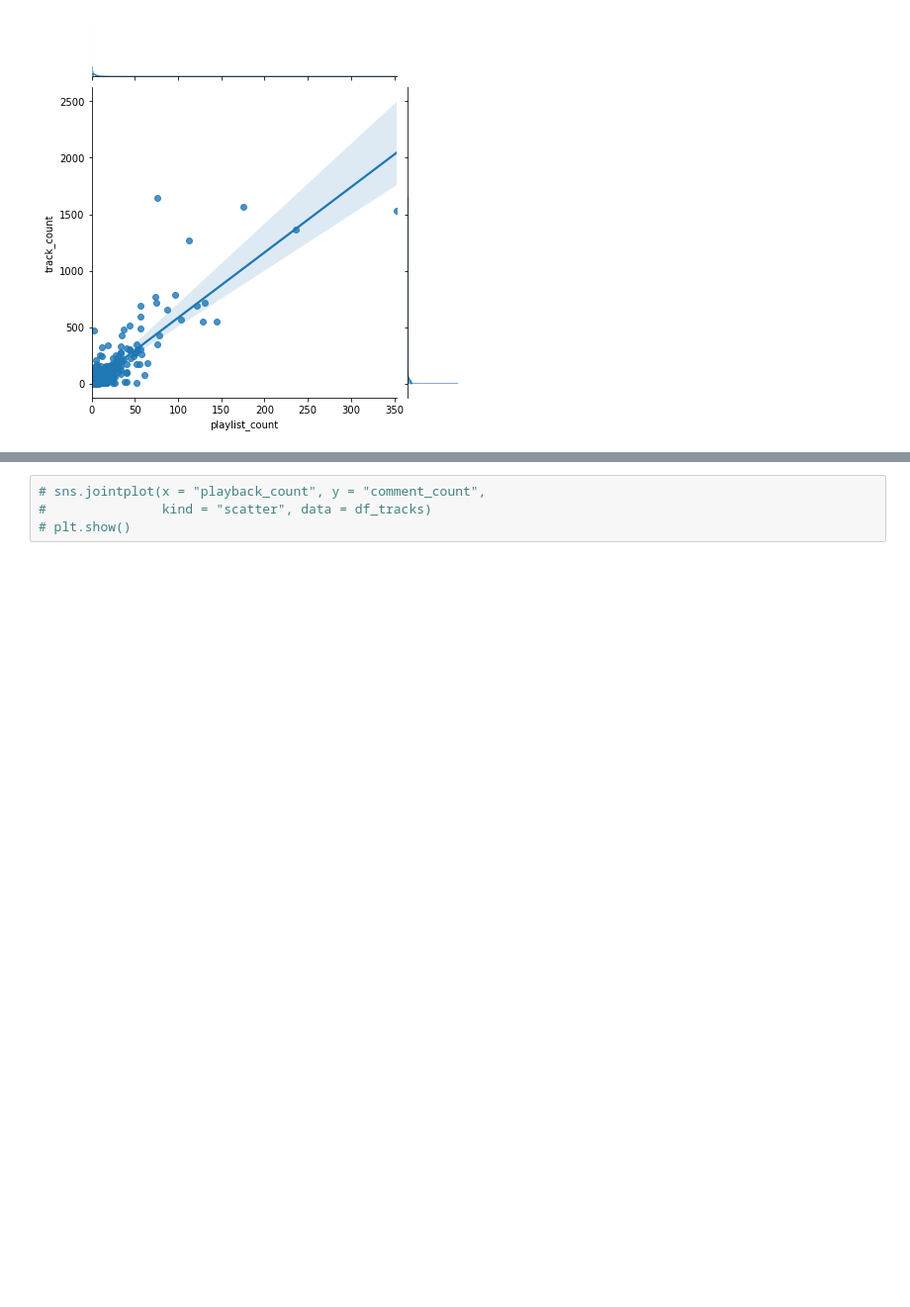
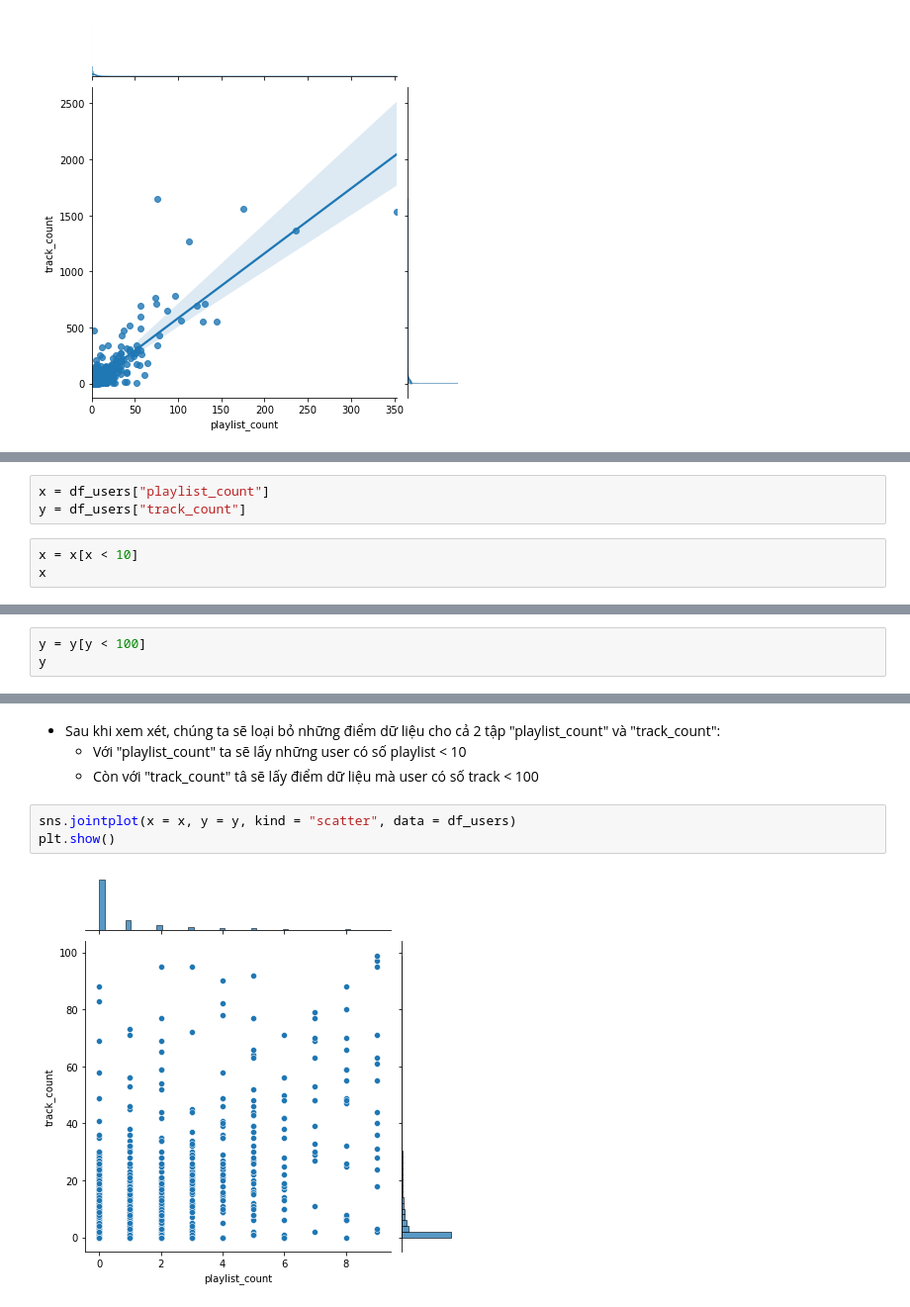
Before and after one commit to owfdataboy/DS-Project02, a Jupyter notebook: project02.ipynb, the cells around one changed output, grey strips where cells are left out. Shown at 99% size. Drawn from its saved outputs; the diff is of its cells as text; blank space fills up the shorter version.

Commit message:
added kde plot and comment

```diff
--- a/project02.ipynb
+++ b/project02.ipynb
@@ -938,0 +952,6 @@ plt.show()
+# %%
+x = df_users["playlist_count"]
+y = df_users["track_count"]
+# %%
+x = x[x < 10]
+x
@@ -938,0 +971,3 @@ plt.show()
+# %%
+y = y[y < 100]
+y
@@ -939,4 +987,9 @@ plt.show()
+# %% [markdown]
+- Sau khi xem xét, chúng ta sẽ loại bỏ những điểm dữ liệu cho cả 2 tập "playlist_count" và "track_count":
+    - Với "playlist_count" ta sẽ lấy những user có số playlist < 10
+    - Còn với "track_count" tâ sẽ lấy điểm dữ liệu mà user có số track < 100
 # %%
-# sns.jointplot(x = "playback_count", y = "comment_count",
-#               kind = "scatter", data = df_tracks)
-# plt.show()
+sns.jointplot(x = x, y = y, kind = "scatter", data = df_users)
+plt.show()
+# %% [output]
+[figure, added]
```
Also changed, not shown: parts of 23 cells of this notebook.
